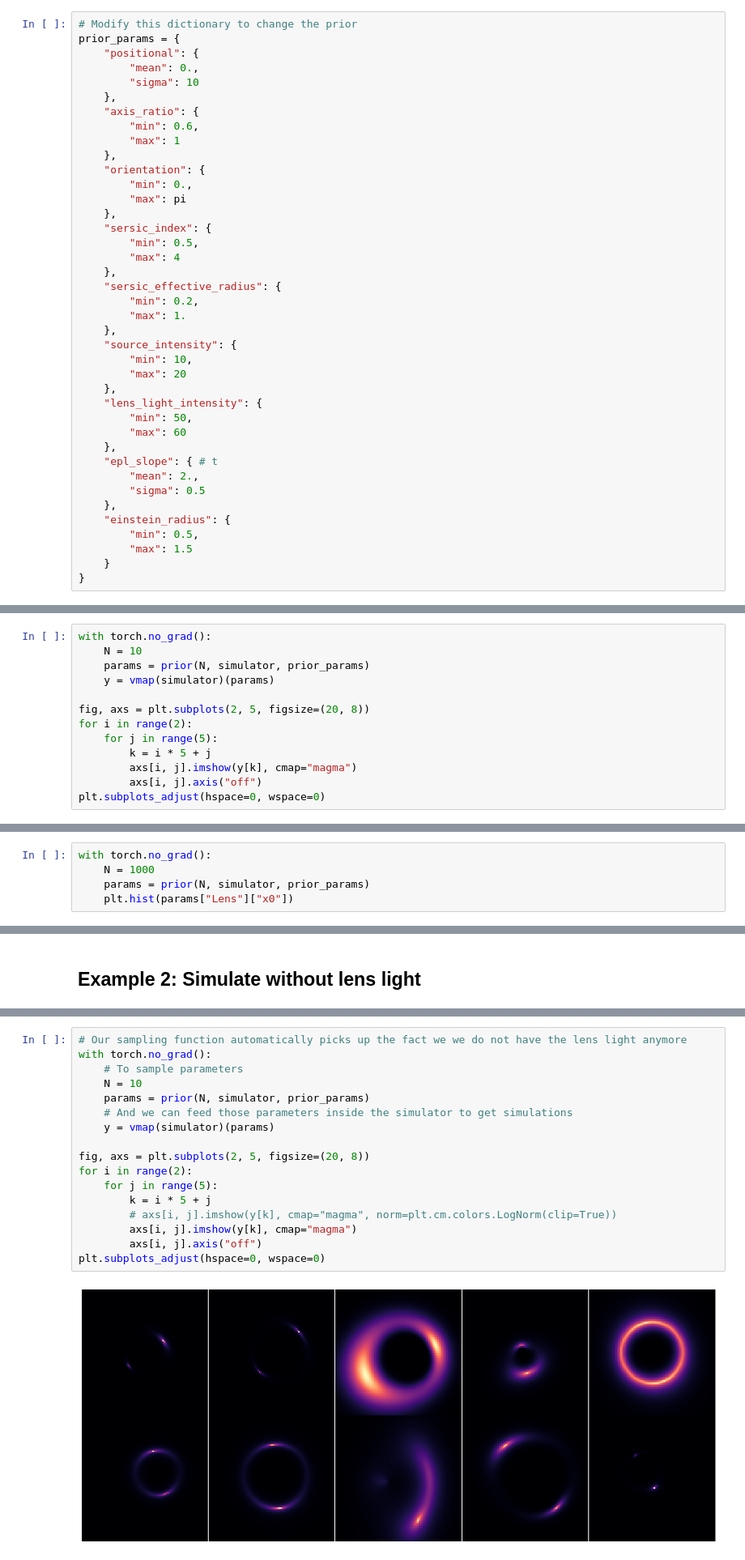
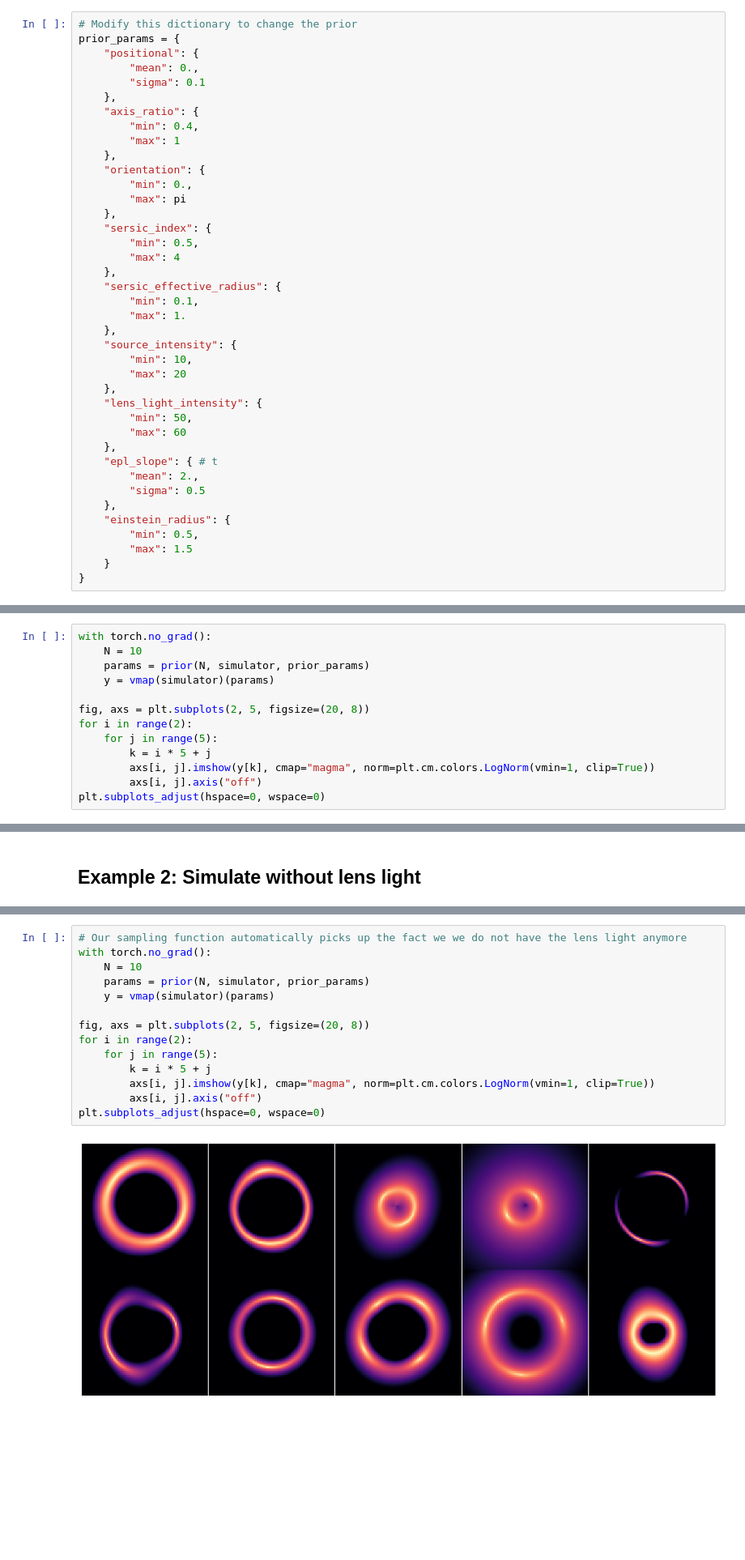
Before and after one commit to Ciela-Institute/Astromatic, a Jupyter notebook: Astromatic2023/p2_gravitational_lensing_inference.ipynb, the cells around one changed output, grey strips where cells are left out. Shown: that part at 81% size. Cells and saved outputs as stored; diff of their text form; blank space fills up the shorter version.

```diff
--- a/Astromatic2023/p2_gravitational_lensing_inference.ipynb
+++ b/Astromatic2023/p2_gravitational_lensing_inference.ipynb
@@ -108,10 +113,10 @@ $$
 prior_params = {
     "positional": {
         "mean": 0.,
-        "sigma": 10
+        "sigma": 0.1
     },
     "axis_ratio": {
-        "min": 0.6,
+        "min": 0.4,
         "max": 1
     },
     "orientation": {
@@ -123,7 +128,7 @@ prior_params = {
         "max": 4
     },
     "sersic_effective_radius": {
-        "min": 0.2,
+        "min": 0.1,
         "max": 1.
     },
     "source_intensity": {
@@ -171,7 +172,7 @@ fig, axs = plt.subplots(2, 5, figsize=(20, 8))
 for i in range(2):
     for j in range(5):
         k = i * 5 + j
-        axs[i, j].imshow(y[k], cmap="magma")
+        axs[i, j].imshow(y[k], cmap="magma", norm=plt.cm.colors.LogNorm(vmin=1, clip=True))
         axs[i, j].axis("off")
 plt.subplots_adjust(hspace=0, wspace=0)
 # %% [output]
@@ -179,5 +179,0 @@ plt.subplots_adjust(hspace=0, wspace=0)
-# %%
-with torch.no_grad():
-    N = 1000
-    params = prior(N, simulator, prior_params)
-    plt.hist(params["Lens"]["x0"])
@@ -193,22 +187,19 @@ simulator.get_graph()
 # %%
 # Our sampling function automatically picks up the fact we we do not have the lens light anymore
 with torch.no_grad():
-    # To sample parameters
     N = 10
     params = prior(N, simulator, prior_params)
-    # And we can feed those parameters inside the simulator to get simulations
     y = vmap(simulator)(params)
 
 fig, axs = plt.subplots(2, 5, figsize=(20, 8))
 for i in range(2):
     for j in range(5):
         k = i * 5 + j
-        # axs[i, j].imshow(y[k], cmap="magma", norm=plt.cm.colors.LogNorm(clip=True))
-        axs[i, j].imshow(y[k], cmap="magma")
+        axs[i, j].imshow(y[k], cmap="magma", norm=plt.cm.colors.LogNorm(vmin=1, clip=True))
         axs[i, j].axis("off")
 plt.subplots_adjust(hspace=0, wspace=0)
 # %% [output]
-[figure, old version]
+[figure, new version]
 # %% [markdown]
 ## Example 3: Fix some of the parameters (this is useful to simplfy the problem)
 # %%
```
Also changed, not shown: parts of 11 cells of this notebook.
